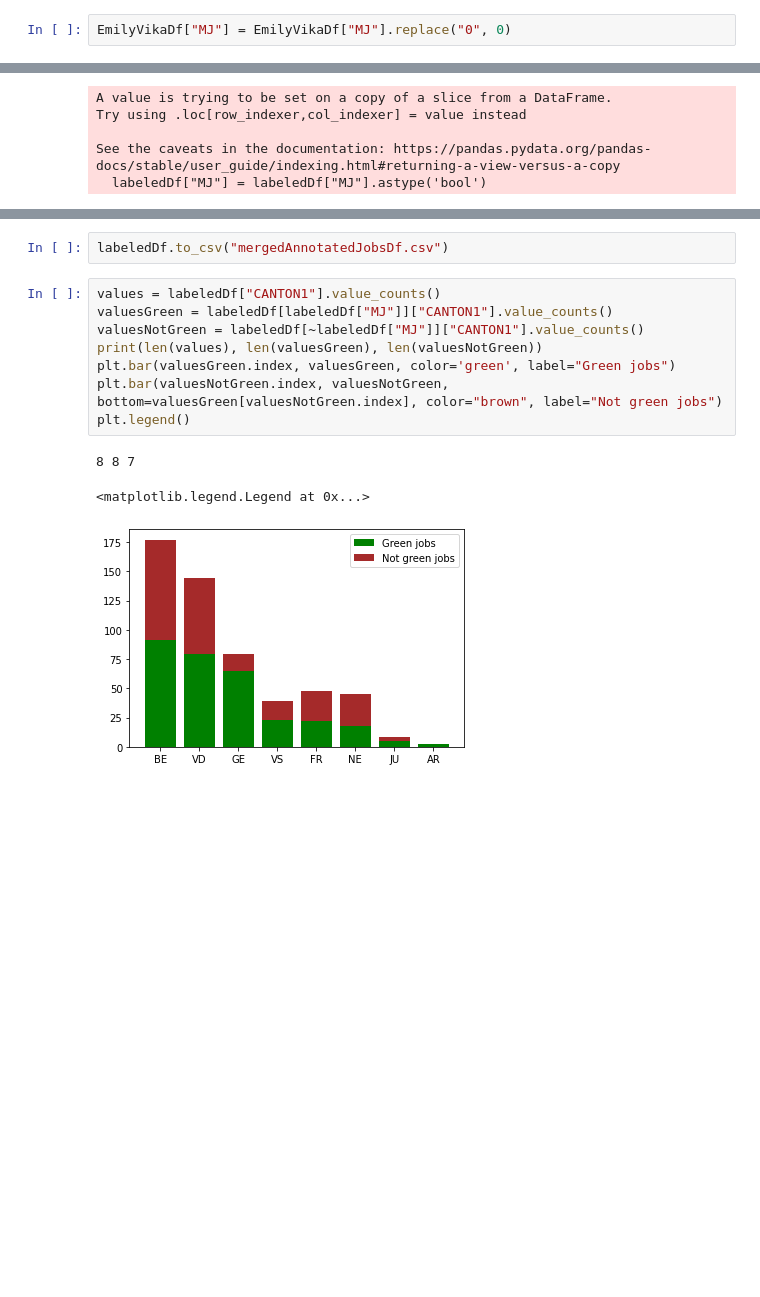
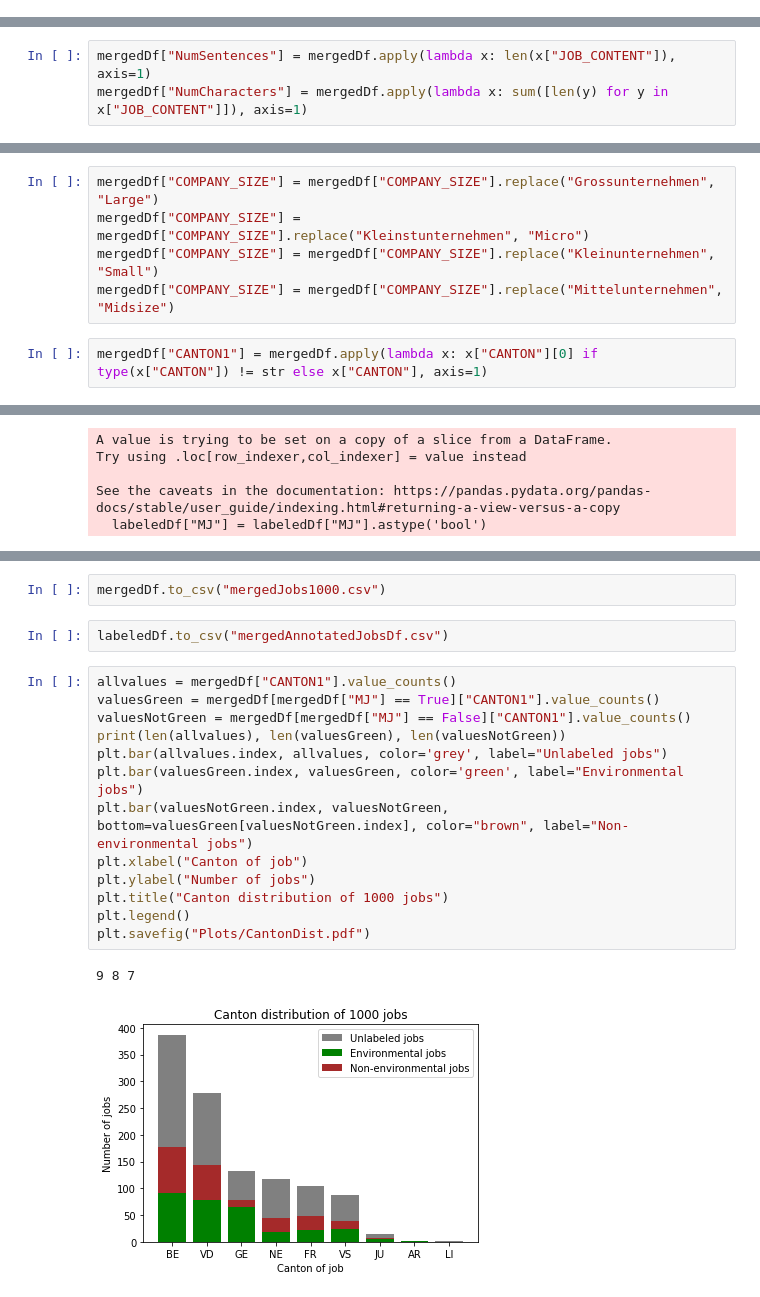
Before and after one commit to emilysharata/Thesis, a Jupyter notebook: Df merging & visualization.ipynb, the cells around one changed output, grey strips where cells are left out. Drawn from its saved outputs; the diff is of its cells as text; blank space fills up the shorter version.

Commit message:
Visualizationn, NN improvements

```diff
--- a/Df merging & visualization.ipynb
+++ b/Df merging & visualization.ipynb
@@ -229,2 +215,0 @@ EmilyVikaDf["MJ"] = EmilyVikaDf["MJ"].replace("1", 1)
-# %%
-EmilyVikaDf["MJ"] = EmilyVikaDf["MJ"].replace("0", 0)
@@ -262,6 +241,9 @@ emilyVikaJobsMergedDf
 mergedDf = emilyVikaJobsMergedDf[emilyVikaJobsMergedDf.columns.intersection(GreenDf.columns)].append(GreenDf)
 # %%
 mergedDf = mergedDf.reset_index()
+# %%
+mergedDf["NumSentences"] = mergedDf.apply(lambda x: len(x["JOB_CONTENT"]), axis=1)
+mergedDf["NumCharacters"] = mergedDf.apply(lambda x: sum([len(y) for y in x["JOB_CONTENT"]]), axis=1)
 # %%
 mergedDf["MJ"].value_counts()
 # %% [output]
@@ -270,6 +252,13 @@ False    237
 Name: MJ, dtype: int64
 # %%
 mergedDf["CANTON"] = mergedDf.apply(lambda x: x["CANTON"].split(";") if type(x["CANTON"]) == str else x["CANTON"], axis=1)
+# %%
+mergedDf["COMPANY_SIZE"] = mergedDf["COMPANY_SIZE"].replace("Grossunternehmen", "Large")
+mergedDf["COMPANY_SIZE"] = mergedDf["COMPANY_SIZE"].replace("Kleinstunternehmen", "Micro")
+mergedDf["COMPANY_SIZE"] = mergedDf["COMPANY_SIZE"].replace("Kleinunternehmen", "Small")
+mergedDf["COMPANY_SIZE"] = mergedDf["COMPANY_SIZE"].replace("Mittelunternehmen", "Midsize")
+# %%
+mergedDf["CANTON1"] = mergedDf.apply(lambda x: x["CANTON"][0] if type(x["CANTON"]) != str else x["CANTON"], axis=1)
 # %%
 labeledDf = mergedDf[~mergedDf["MJ"].isna()]
 # %%
@@ -297,14 +294,20 @@ See the caveats in the documentation: https://pandas.pydata.org/pandas-docs/stab
+# %%
+mergedDf.to_csv("mergedJobs1000.csv")
 # %%
 labeledDf.to_csv("mergedAnnotatedJobsDf.csv")
 # %%
-values = labeledDf["CANTON1"].value_counts()
-valuesGreen = labeledDf[labeledDf["MJ"]]["CANTON1"].value_counts()
-valuesNotGreen = labeledDf[~labeledDf["MJ"]]["CANTON1"].value_counts()
-print(len(values), len(valuesGreen), len(valuesNotGreen))
-plt.bar(valuesGreen.index, valuesGreen, color='green', label="Green jobs")
-plt.bar(valuesNotGreen.index, valuesNotGreen, bottom=valuesGreen[valuesNotGreen.index], color="brown", label="Not green jobs")
+allvalues = mergedDf["CANTON1"].value_counts()
+valuesGreen = mergedDf[mergedDf["MJ"] == True]["CANTON1"].value_counts()
+valuesNotGreen = mergedDf[mergedDf["MJ"] == False]["CANTON1"].value_counts()
+print(len(allvalues), len(valuesGreen), len(valuesNotGreen))
+plt.bar(allvalues.index, allvalues, color='grey', label="Unlabeled jobs")
+plt.bar(valuesGreen.index, valuesGreen, color='green', label="Environmental jobs")
+plt.bar(valuesNotGreen.index, valuesNotGreen, bottom=valuesGreen[valuesNotGreen.index], color="brown", label="Non-environmental jobs")
+plt.xlabel("Canton of job")
+plt.ylabel("Number of jobs")
+plt.title("Canton distribution of 1000 jobs")
 plt.legend()
+plt.savefig("Plots/CantonDist.pdf")
 # %% [output]
-8 8 7
+9 8 7
-<matplotlib.legend.Legend at 0x...>
-[figure, old version]
+[figure, new version]
```
Also changed, not shown: parts of 52 cells of this notebook, 6 other files.
